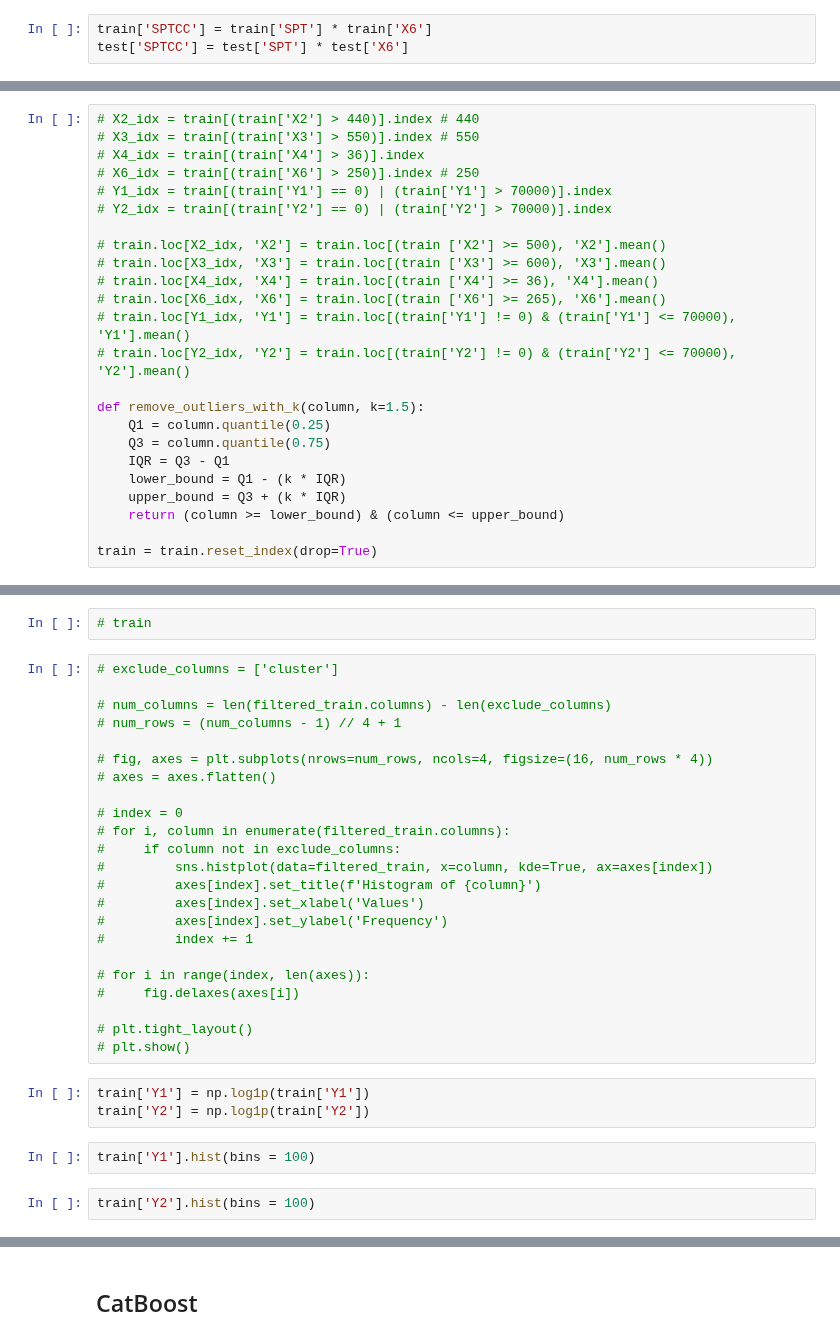
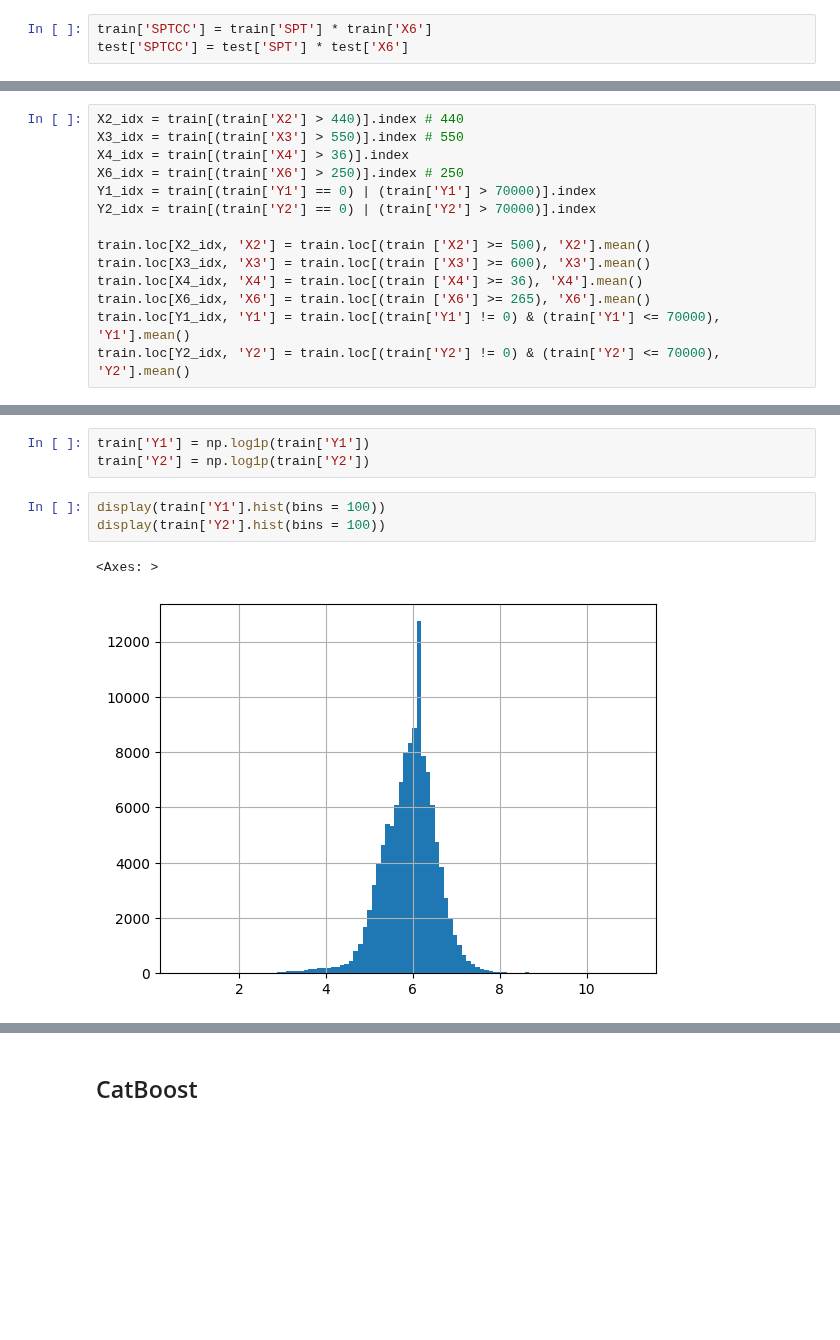
Before and after one commit to dlwls22/Hyundai_DT, a Jupyter notebook: CNC2.ipynb, the cells around one changed output, grey strips where cells are left out. Saved outputs shown, nothing was run; the diff lists cells and outputs as text; blank space fills up the shorter version.

```diff
--- a/CNC2.ipynb
+++ b/CNC2.ipynb
@@ -135,24 +176,14 @@ test['SPTCC'] = test['SPT'] * test['X6']
 # %%
-# X2_idx = train[(train['X2'] > 440)].index # 440
-# X3_idx = train[(train['X3'] > 550)].index # 550
-# X4_idx = train[(train['X4'] > 36)].index
-# X6_idx = train[(train['X6'] > 250)].index # 250
-# Y1_idx = train[(train['Y1'] == 0) | (train['Y1'] > 70000)].index
-# Y2_idx = train[(train['Y2'] == 0) | (train['Y2'] > 70000)].index
+X2_idx = train[(train['X2'] > 440)].index # 440
+X3_idx = train[(train['X3'] > 550)].index # 550
+X4_idx = train[(train['X4'] > 36)].index
+X6_idx = train[(train['X6'] > 250)].index # 250
+Y1_idx = train[(train['Y1'] == 0) | (train['Y1'] > 70000)].index
+Y2_idx = train[(train['Y2'] == 0) | (train['Y2'] > 70000)].index
 
-# train.loc[X2_idx, 'X2'] = train.loc[(train ['X2'] >= 500), 'X2'].mean()
-# train.loc[X3_idx, 'X3'] = train.loc[(train ['X3'] >= 600), 'X3'].mean()
-# train.loc[X4_idx, 'X4'] = train.loc[(train ['X4'] >= 36), 'X4'].mean()
-# train.loc[X6_idx, 'X6'] = train.loc[(train ['X6'] >= 265), 'X6'].mean()
-# train.loc[Y1_idx, 'Y1'] = train.loc[(train['Y1'] != 0) & (train['Y1'] <= 70000), 'Y1'].mean()
-# train.loc[Y2_idx, 'Y2'] = train.loc[(train['Y2'] != 0) & (train['Y2'] <= 70000), 'Y2'].mean()
-
-def remove_outliers_with_k(column, k=1.5):
-    Q1 = column.quantile(0.25)
-    Q3 = column.quantile(0.75)
-    IQR = Q3 - Q1
-    lower_bound = Q1 - (k * IQR)
-    upper_bound = Q3 + (k * IQR)
-    return (column >= lower_bound) & (column <= upper_bound)
-
-train = train.reset_index(drop=True)
+train.loc[X2_idx, 'X2'] = train.loc[(train ['X2'] >= 500), 'X2'].mean()
+train.loc[X3_idx, 'X3'] = train.loc[(train ['X3'] >= 600), 'X3'].mean()
+train.loc[X4_idx, 'X4'] = train.loc[(train ['X4'] >= 36), 'X4'].mean()
+train.loc[X6_idx, 'X6'] = train.loc[(train ['X6'] >= 265), 'X6'].mean()
+train.loc[Y1_idx, 'Y1'] = train.loc[(train['Y1'] != 0) & (train['Y1'] <= 70000), 'Y1'].mean()
+train.loc[Y2_idx, 'Y2'] = train.loc[(train['Y2'] != 0) & (train['Y2'] <= 70000), 'Y2'].mean()
@@ -234,32 +257,9 @@ cttrain.drop(idx , inplace=True)
-# %%
-# train
-# %%
-# exclude_columns = ['cluster']
-
-# num_columns = len(filtered_train.columns) - len(exclude_columns)
-# num_rows = (num_columns - 1) // 4 + 1
-
-# fig, axes = plt.subplots(nrows=num_rows, ncols=4, figsize=(16, num_rows * 4))
-# axes = axes.flatten()
-
-# index = 0
-# for i, column in enumerate(filtered_train.columns):
-#     if column not in exclude_columns:
-#         sns.histplot(data=filtered_train, x=column, kde=True, ax=axes[index])
-#         axes[index].set_title(f'Histogram of {column}')
-#         axes[index].set_xlabel('Values')
-#         axes[index].set_ylabel('Frequency')
-#         index += 1
-
-# for i in range(index, len(axes)):
-#     fig.delaxes(axes[i])
-
-# plt.tight_layout()
-# plt.show()
 # %%
 train['Y1'] = np.log1p(train['Y1'])
 train['Y2'] = np.log1p(train['Y2'])
 # %%
-train['Y1'].hist(bins = 100)
+display(train['Y1'].hist(bins = 100))
+display(train['Y2'].hist(bins = 100))
+# %% [output]
+<Axes: >
+[figure, added]
-# %%
-train['Y2'].hist(bins = 100)
```
Also changed, not shown: parts of 26 cells of this notebook.
